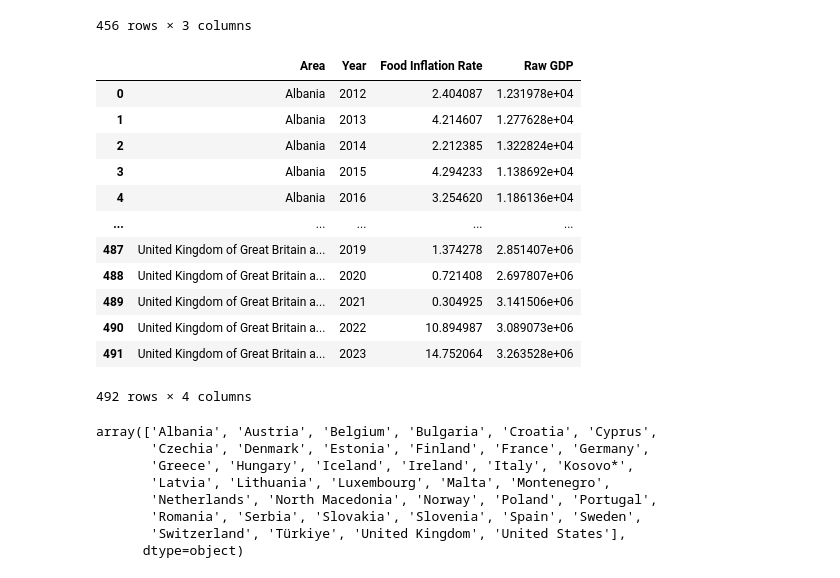
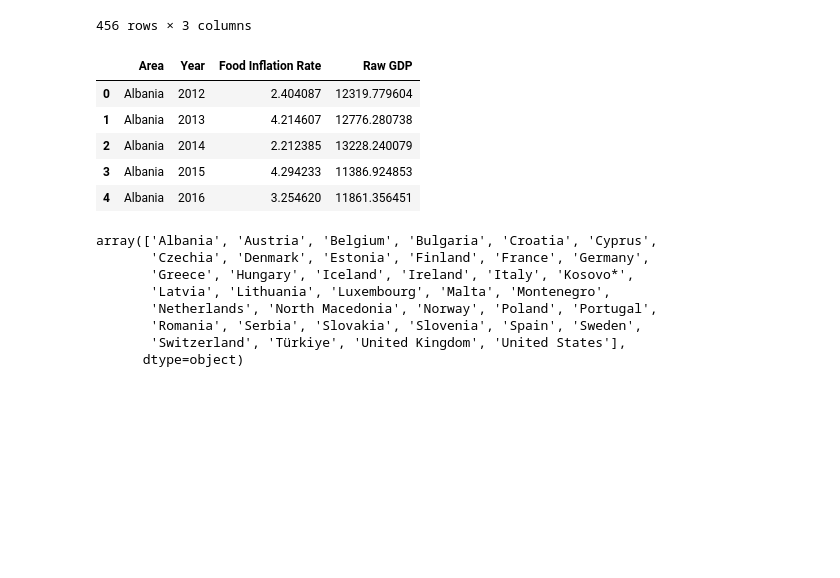
Before and after one commit to filipsam789/food-explainable-ai, a Jupyter notebook: PythonProject/data-preprocessing.ipynb, the cells around one changed output. Drawn from its saved outputs; the diff is of its cells as text; code cells hidden in the pictures; blank space fills up the shorter version.

```diff
--- a/PythonProject/data-preprocessing.ipynb
+++ b/PythonProject/data-preprocessing.ipynb
@@ -291,21 +291,14 @@ dataset_overall_inflation
 # %%
 data = pd.merge(dataset_food_inflation_rate, dataset_raw_gdp, on=['Area', 'Year'], how='inner')
 # %%
-data
+data.head()
 # %% [output]
 |  | Area | Year | Food Inflation Rate | Raw GDP |
-| 0 | Albania | 2012 | 2.404087 | 1.231978e+04 |
-| 1 | Albania | 2013 | 4.214607 | 1.277628e+04 |
-| 2 | Albania | 2014 | 2.212385 | 1.322824e+04 |
-| 3 | Albania | 2015 | 4.294233 | 1.138692e+04 |
-| 4 | Albania | 2016 | 3.254620 | 1.186136e+04 |
-| ... | ... | ... | ... | ... |
-| 487 | United Kingdom of Great Britain a... | 2019 | 1.374278 | 2.851407e+06 |
-| 488 | United Kingdom of Great Britain a... | 2020 | 0.721408 | 2.697807e+06 |
-| 489 | United Kingdom of Great Britain a... | 2021 | 0.304925 | 3.141506e+06 |
-| 490 | United Kingdom of Great Britain a... | 2022 | 10.894987 | 3.089073e+06 |
-| 491 | United Kingdom of Great Britain a... | 2023 | 14.752064 | 3.263528e+06 |
+| 0 | Albania | 2012 | 2.404087 | 12319.779604 |
+| 1 | Albania | 2013 | 4.214607 | 12776.280738 |
+| 2 | Albania | 2014 | 2.212385 | 13228.240079 |
+| 3 | Albania | 2015 | 4.294233 | 11386.924853 |
+| 4 | Albania | 2016 | 3.254620 | 11861.356451 |
-492 rows × 4 columns
 # %%
 data = pd.merge(data, dataset_gdp_growth_rate, on=['Area', 'Year'], how='inner')
 # %%
```
Also changed, not shown: parts of 15 cells of this notebook, 2 other files.
